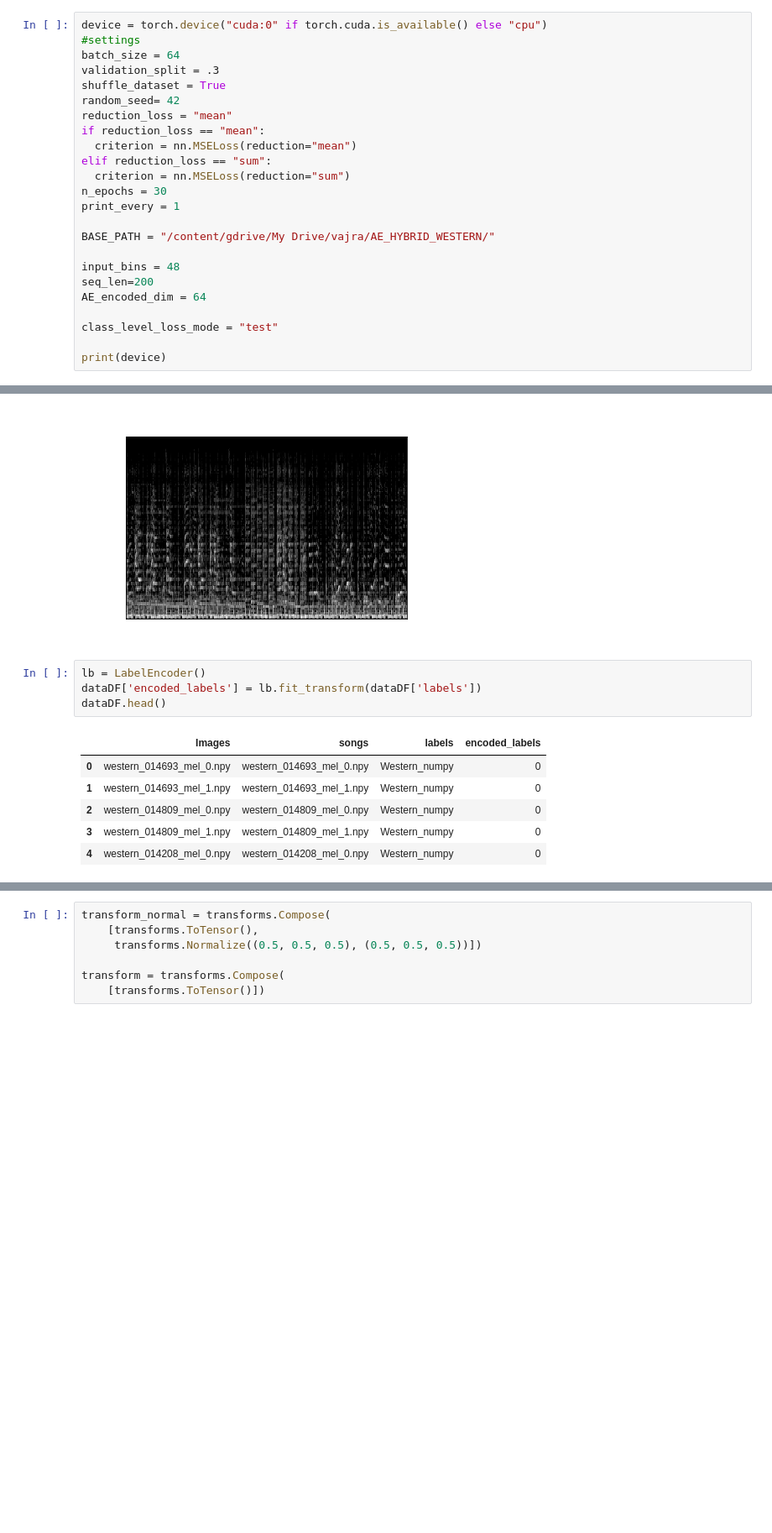
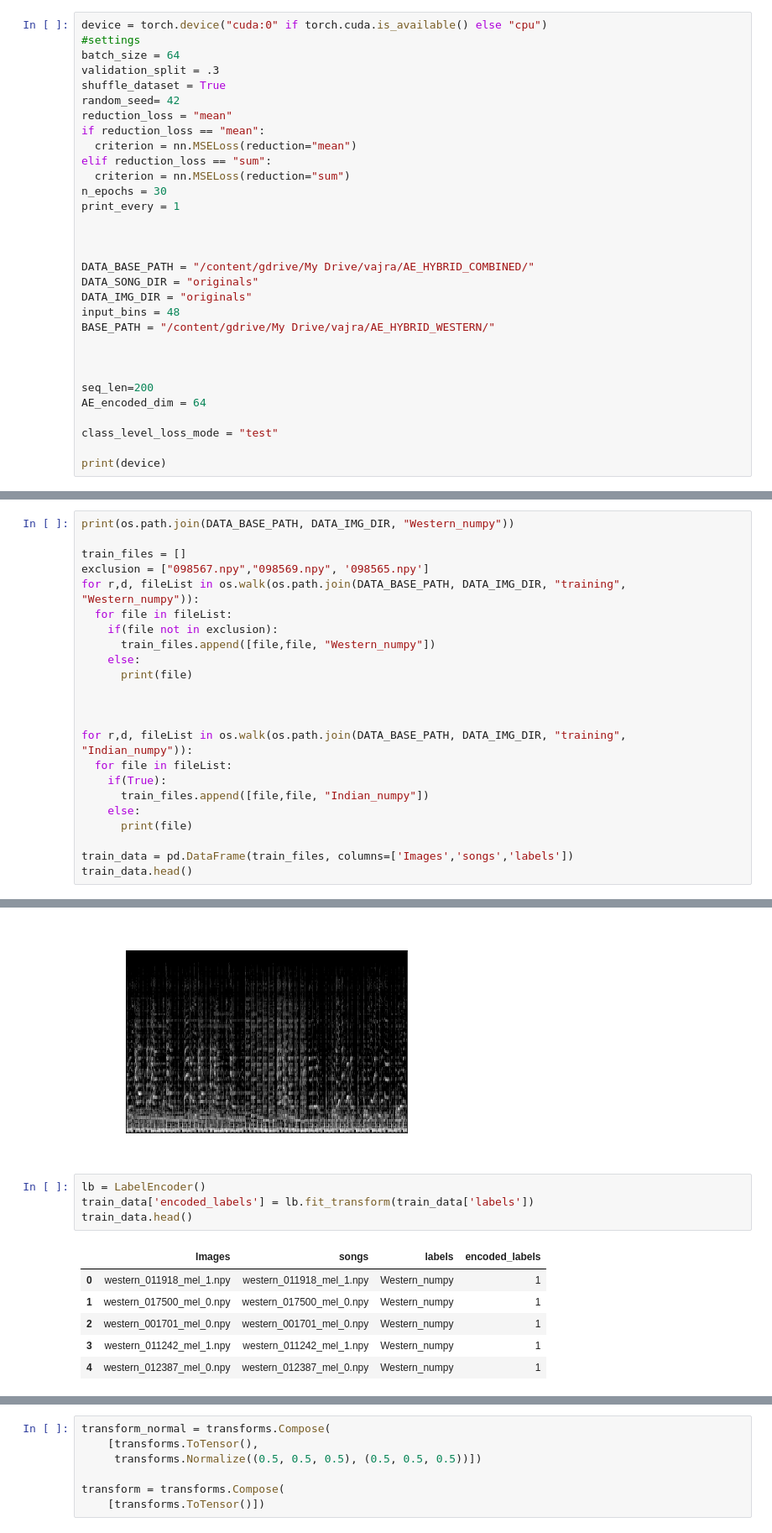
Before and after one commit to agarr3/vajra-new-2, a Jupyter notebook: AE_HYBRID_WESTERN.ipynb, the cells around one changed output, grey strips where cells are left out. Shown at 84% size. Saved outputs shown, nothing was run; the diff lists cells and outputs as text; blank space fills up the shorter version.

```diff
--- a/AE_HYBRID_WESTERN.ipynb
+++ b/AE_HYBRID_WESTERN.ipynb
@@ -36,9 +36,16 @@ elif reduction_loss == "sum":
 n_epochs = 30
 print_every = 1
 
+
+
+DATA_BASE_PATH = "/content/gdrive/My Drive/vajra/AE_HYBRID_COMBINED/"
+DATA_SONG_DIR = "originals"
+DATA_IMG_DIR = "originals"
+input_bins = 48
 BASE_PATH = "/content/gdrive/My Drive/vajra/AE_HYBRID_WESTERN/"
 
-input_bins = 48
+
+
 seq_len=200
 AE_encoded_dim = 64
 
@@ -52,3 +59,26 @@ from google.colab import drive
 drive.mount('/content/gdrive')
 # %% [output]
 Mounted at /content/gdrive
+# %%
+print(os.path.join(DATA_BASE_PATH, DATA_IMG_DIR, "Western_numpy"))
+
+train_files = []
+exclusion = ["098567.npy","098569.npy", '098565.npy']
+for r,d, fileList in os.walk(os.path.join(DATA_BASE_PATH, DATA_IMG_DIR, "training", "Western_numpy")):
+  for file in fileList:
+    if(file not in exclusion):
+      train_files.append([file,file, "Western_numpy"])
+    else:
+      print(file)
+
+
+
+for r,d, fileList in os.walk(os.path.join(DATA_BASE_PATH, DATA_IMG_DIR, "training", "Indian_numpy")):
+  for file in fileList:
+    if(True):
+      train_files.append([file,file, "Indian_numpy"])
+    else:
+      print(file)
+
+train_data = pd.DataFrame(train_files, columns=['Images','songs','labels'])
+train_data.head()
@@ -116,12 +162,12 @@ test_image
 [figure]
 # %%
 lb = LabelEncoder()
-dataDF['encoded_labels'] = lb.fit_transform(dataDF['labels'])
-dataDF.head()
+train_data['encoded_labels'] = lb.fit_transform(train_data['labels'])
+train_data.head()
 # %% [output]
 |  | Images | songs | labels | encoded_labels |
-| 0 | western_014693_mel_0.npy | western_014693_mel_0.npy | Western_numpy | 0 |
-| 1 | western_014693_mel_1.npy | western_014693_mel_1.npy | Western_numpy | 0 |
-| 2 | western_014809_mel_0.npy | western_014809_mel_0.npy | Western_numpy | 0 |
-| 3 | western_014809_mel_1.npy | western_014809_mel_1.npy | Western_numpy | 0 |
-| 4 | western_014208_mel_0.npy | western_014208_mel_0.npy | Western_numpy | 0 |
+| 0 | western_011918_mel_1.npy | western_011918_mel_1.npy | Western_numpy | 1 |
+| 1 | western_017500_mel_0.npy | western_017500_mel_0.npy | Western_numpy | 1 |
+| 2 | western_001701_mel_0.npy | western_001701_mel_0.npy | Western_numpy | 1 |
+| 3 | western_011242_mel_1.npy | western_011242_mel_1.npy | Western_numpy | 1 |
+| 4 | western_012387_mel_0.npy | western_012387_mel_0.npy | Western_numpy | 1 |
```
Also changed, not shown: parts of 27 cells of this notebook.
